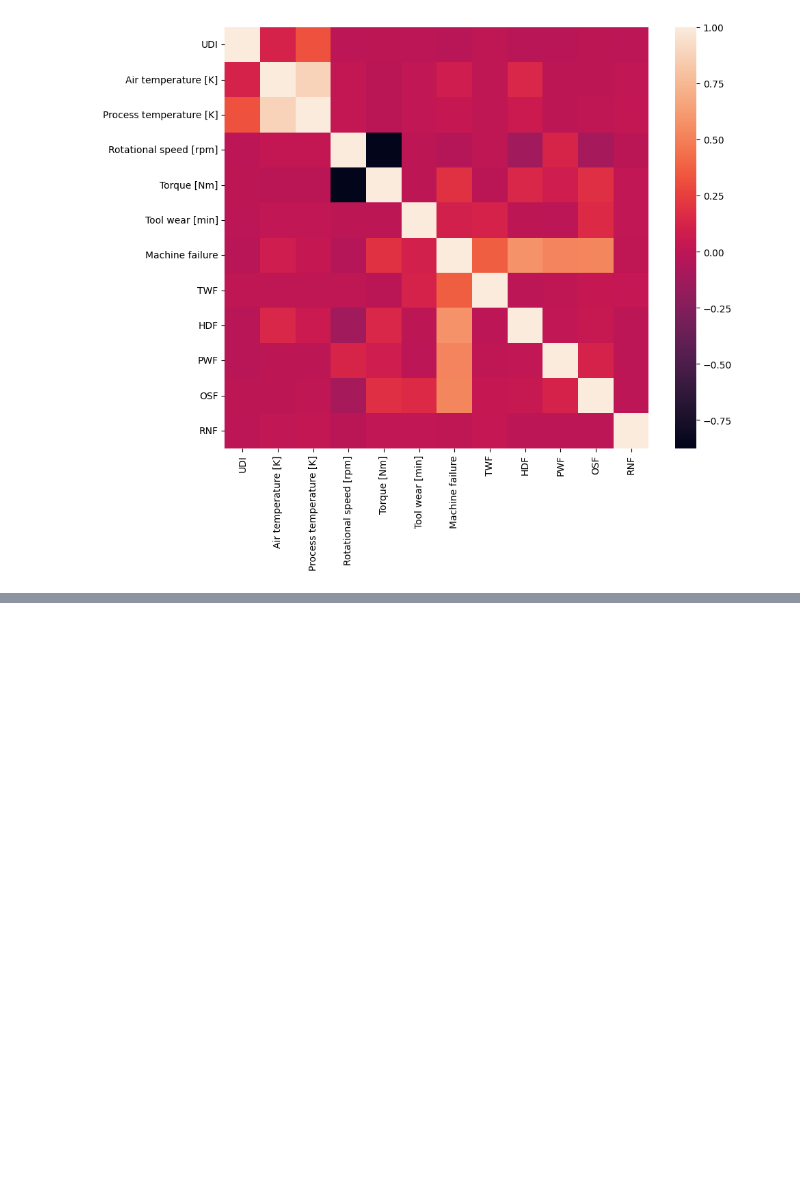
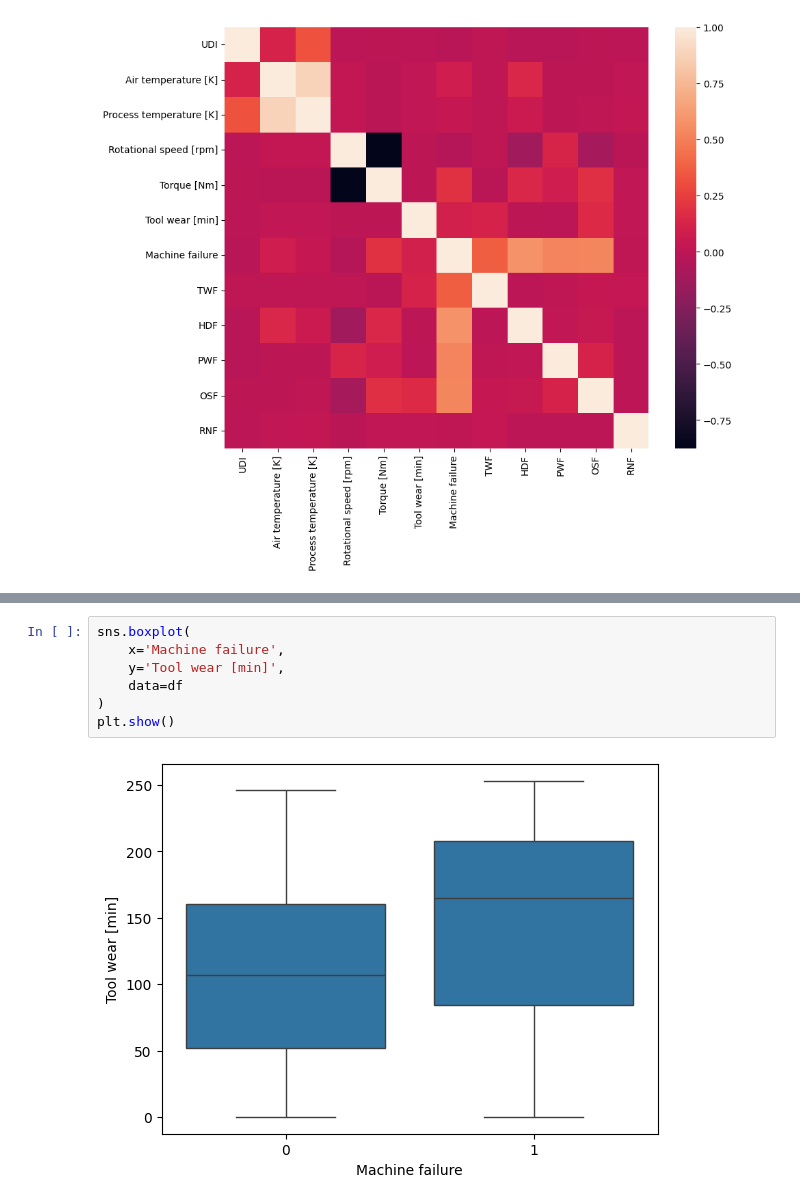
Before and after one commit to archana196/Predictive-Maintenance-IoT-AI, a Jupyter notebook: notebooks/data_loading.ipynb, the cells around one changed output, grey strips where cells are left out. Cells and saved outputs as stored; diff of their text form; blank space fills up the shorter version.

Commit message:
feat: perform exploratory data analysis on AI4I dataset

```diff
--- a/notebooks/data_loading.ipynb
+++ b/notebooks/data_loading.ipynb
@@ -134,0 +153,9 @@ plt.show()
+# %%
+sns.boxplot(
+    x='Machine failure',
+    y='Tool wear [min]',
+    data=df
+)
+plt.show()
+# %% [output]
+[figure, added]
```
Also changed, not shown: parts of 3 cells of this notebook.
